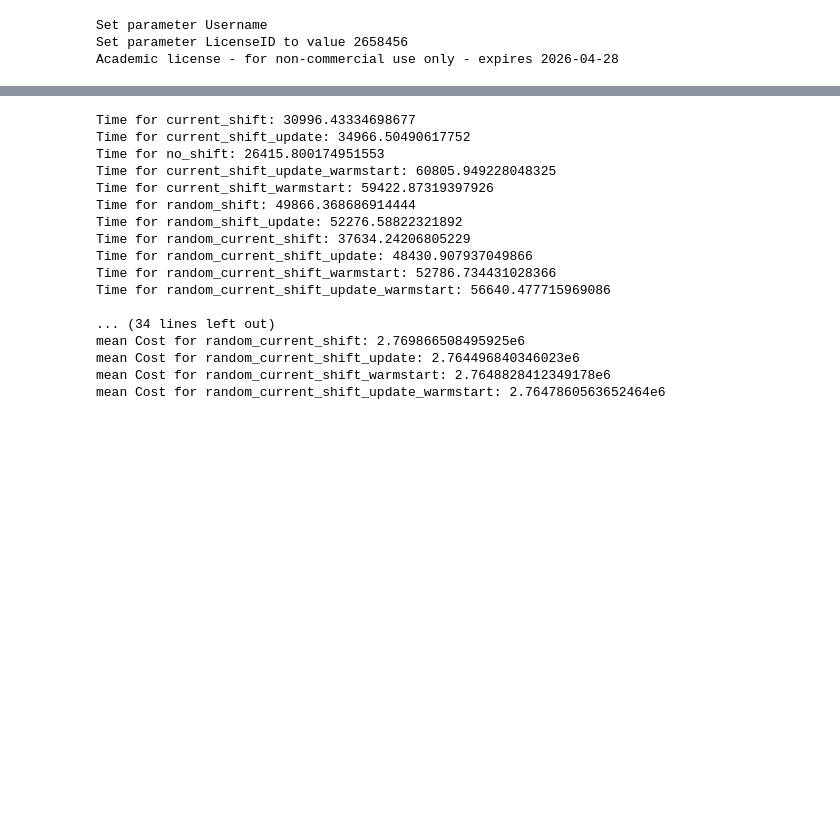
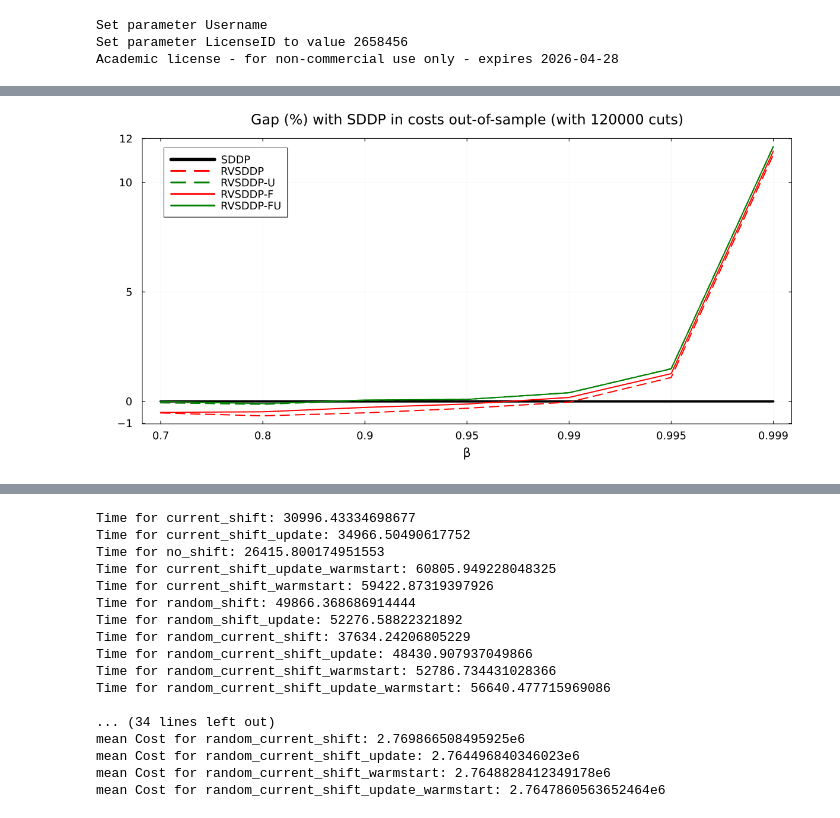
Before and after one commit to MathisAzema/SDDP.jl, a Jupyter notebook: post_results.ipynb, the cells around one changed output, grey strips where cells are left out. Saved outputs shown, nothing was run; the diff lists cells and outputs as text; code cells hidden in the pictures; blank space fills up the shorter version.

```diff
--- a/post_results.ipynb
+++ b/post_results.ipynb
@@ -35,0 +242,11 @@ labels=string.(shift_list)
+# %%
+beta_list = [0.7, 0.8, 0.9, 0.95, 0.99, 0.995, 0.999]
+kmax = Dict(beta => 10 for beta in beta_list)
+kmax[0.8] = 9
+kmax[0.7] = 6
+iter=141
+folder = "results_ICSP/"
+shiftref=SDDP.no_shift
+oosref = Dict(beta => [mean(Serialization.deserialize(folder*"$k/beta_$beta/$(shiftref)/oos_$iter/oos_1-100.jls")[1]) for k in 1:kmax[beta]] for beta in beta_list)
+oos = Dict(shift => [mean([100*(oosref[beta][k]-mean(Serialization.deserialize(folder*"$k/beta_$beta/$(shift)/oos_$iter/oos_1-100.jls")[1]))/oosref[beta][k] for k in 1:kmax[beta]]) for beta in beta_list] for shift in shift_list)
+oos = Dict(shift => [mean([mean(Serialization.deserialize(folder*"$k/beta_$beta/$(shift)/oos_$iter/oos_1-100.jls")[1]) for k in 1:kmax[beta]]) for beta in beta_list] for shift in shift_list)
@@ -35,0 +269,70 @@ labels=string.(shift_list)
+# %%
+# Configuration des tailles de police
+font_size_axes = 14        # Titres des axes (xlabel, ylabel)
+font_size_legend = 12      # Légende
+font_size_title = 16       # Titre principal
+font_size_ticks = 12       # Étiquettes des axes (valeurs numériques)
+
+# Calcul des données pour déterminer la plage de l'axe Y
+data_ref = [oos[SDDP.no_shift][k] for k in 1:length(beta_list)]
+all_data = [data_ref]
+for shift in shift_list[2:end]
+    push!(all_data, [oos[shift][k] for k in 1:length(beta_list)])
+end
+y_min = minimum(vcat(all_data...))
+y_max = maximum(vcat(all_data...))
+y_ticks = [-1, 0.0, 5, 10,12]
+
+# Pour une échelle logarithmique, on peut choisir des ticks intermédiaires
+xticks = [1,2,3,4,5,6,7]
+xticklabels = ["0.7", "0.8", "0.9", "0.95", "0.99", "0.995", "0.999"]
+
+function format_scientific(x)
+    if abs(x) >= 1e6 || abs(x) <= 1e-3
+        exp_val = floor(Int, log10(abs(x)))
+        mantissa = x / (10.0^exp_val)
+        return @sprintf("%.2fe%d", mantissa, exp_val)
+    else
+        return string(round(x, digits=2))
+    end
+end
+
+p=plot(xticks, data_ref,
+    label="SDDP",
+    linestyle=line_styles[SDDP.no_shift],
+    color=colors[SDDP.no_shift],
+    linewidth=4,
+    size=(1200, 600),
+    xlabel="β",
+    title="Gap (%) with SDDP in costs out-of-sample (with 120000 cuts)",
+    titlefontsize=font_size_title,
+    guidefontsize=font_size_axes,
+    legendfontsize=font_size_legend,
+    tickfontsize=font_size_ticks,
+    yticks=y_ticks,
+    xticks=(xticks, xticklabels),
+    grid=true,
+    gridwidth=1,
+    gridcolor=:lightgray,
+    framestyle=:box,
+    margin=5Plots.mm,
+    left_margin=8Plots.mm,
+    bottom_margin=8Plots.mm,
+    top_margin=5Plots.mm,
+    right_margin=5Plots.mm)
+
+for shift in shift_list[2:end]
+    plot!(xticks, [oos[shift][k] for k in 1:length(beta_list)],
+        label=labels[shift],
+        linestyle=line_styles[shift],
+        color=colors[shift],
+        linewidth=2)
+end
+
+# filename = "graph/gap.png"
+# savefig(p, filename)
+# println("Graphique enregistré sous : $filename")
+
+p
+# %% [output]
+[figure, added]
```
Also changed, not shown: parts of 16 cells of this notebook, 11 other files.
